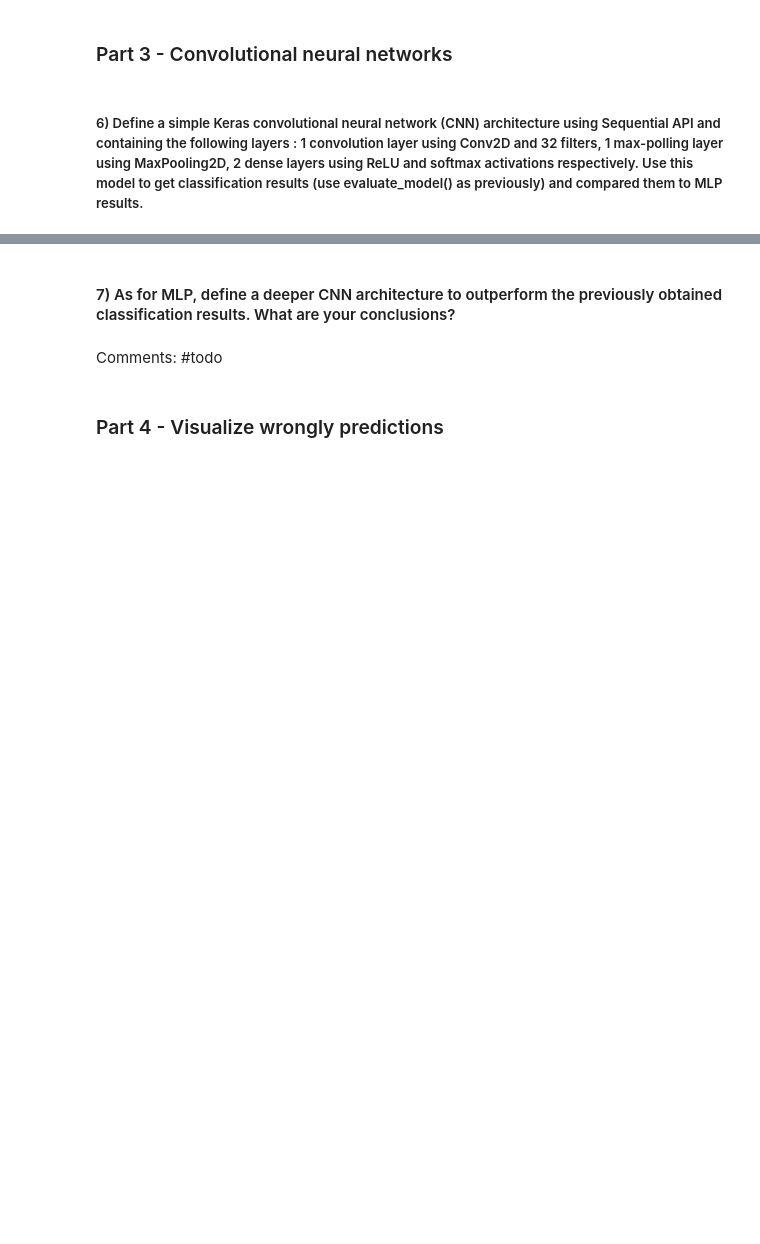
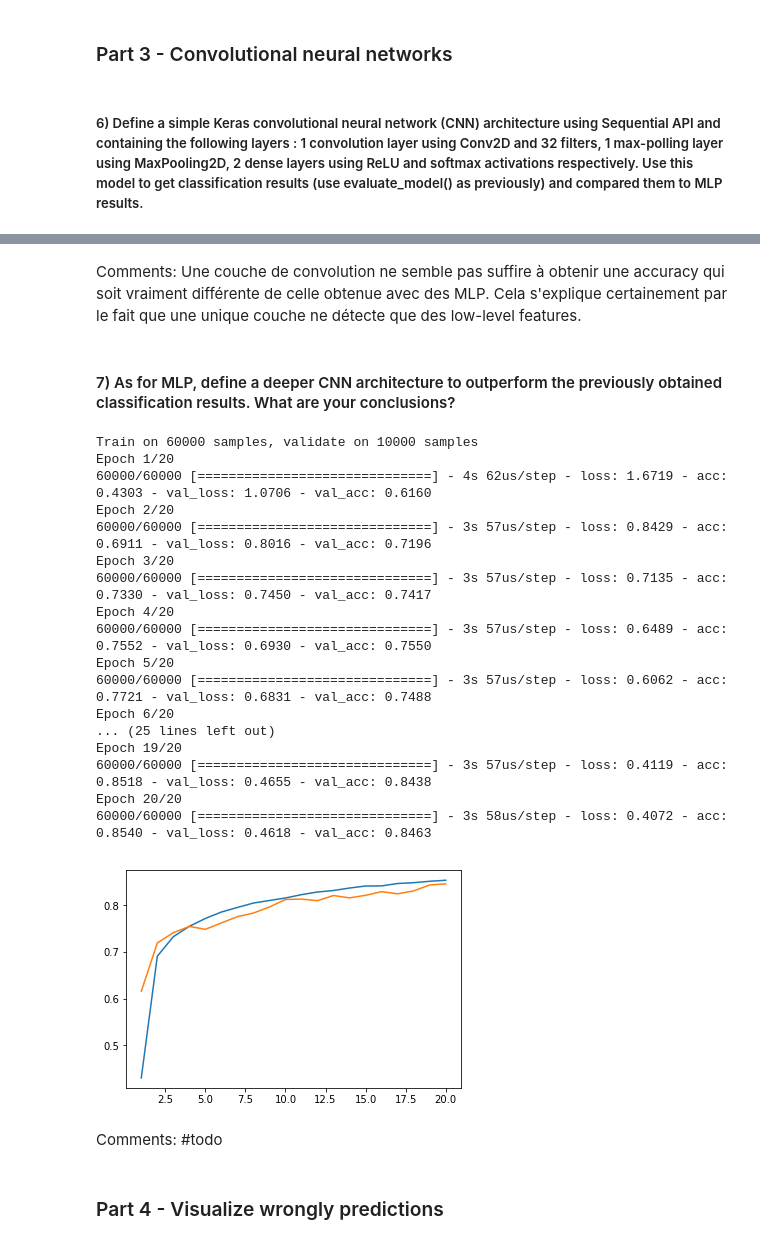
Before and after one commit to iqdecay/DeepLearning, a Jupyter notebook: LabSession5-CNN_Fashion-MNIST-student.ipynb, the cells around one changed output, grey strips where cells are left out. Cells and saved outputs as stored; diff of their text form; code cells hidden in the pictures; blank space fills up the shorter version.

```diff
--- a/LabSession5-CNN_Fashion-MNIST-student.ipynb
+++ b/LabSession5-CNN_Fashion-MNIST-student.ipynb
@@ -158,2 +231,4 @@ Comments: #todo
+# %% [markdown]
+Comments: Une couche de convolution ne semble pas suffire à obtenir une accuracy qui soit vraiment différente de celle obtenue avec des MLP. Cela s'explique certainement par le fait que une unique couche ne détecte que des low-level features.
 # %% [markdown]
 #### 7) As for MLP, define a deeper CNN architecture to outperform the previously obtained classification results. What are your conclusions?
@@ -165,3 +235,39 @@ cnn_2 = Sequential()
+# %%
+cnn_2 = Sequential()
+
+cnn_2.add(Conv2D(filters=64, kernel_size = (3,3), input_shape=(28,28,1)))
+cnn_2.add(Dropout(0.3))
+cnn_2.add(MaxPooling2D())
+
+cnn_2.add(Conv2D(filters=64, kernel_size = (3,3), input_shape=(28,28,1)))
+cnn_2.add(MaxPooling2D())
+
+cnn_2.add(Conv2D(filters=32, kernel_size = (3,3), input_shape=(28,28,1)))
+cnn_2.add(Flatten())
+cnn_2.add(Dense(512, activation="relu"))
+cnn_2.add(Dense(10, activation="softmax"))
+cnn_2.compile(loss="categorical_crossentropy",optimizer="sgd", metrics=["accuracy"])
+hist_cnn_2 = cnn_2.fit(x_train, z_train, batch_size = 256, epochs=20, validation_data=[x_test, z_test])
+evaluate_model(cnn_2)
+# %% [output]
+Train on 60000 samples, validate on 10000 samples
+Epoch 1/20
+60000/60000 [==============================] - 4s 62us/step - loss: 1.6719 - acc: 0.4303 - val_loss: 1.0706 - val_acc: 0.6160
+Epoch 2/20
+60000/60000 [==============================] - 3s 57us/step - loss: 0.8429 - acc: 0.6911 - val_loss: 0.8016 - val_acc: 0.7196
+Epoch 3/20
+60000/60000 [==============================] - 3s 57us/step - loss: 0.7135 - acc: 0.7330 - val_loss: 0.7450 - val_acc: 0.7417
+Epoch 4/20
+60000/60000 [==============================] - 3s 57us/step - loss: 0.6489 - acc: 0.7552 - val_loss: 0.6930 - val_acc: 0.7550
+Epoch 5/20
+60000/60000 [==============================] - 3s 57us/step - loss: 0.6062 - acc: 0.7721 - val_loss: 0.6831 - val_acc: 0.7488
+Epoch 6/20
+... (25 lines left out)
+Epoch 19/20
+60000/60000 [==============================] - 3s 57us/step - loss: 0.4119 - acc: 0.8518 - val_loss: 0.4655 - val_acc: 0.8438
+Epoch 20/20
+60000/60000 [==============================] - 3s 58us/step - loss: 0.4072 - acc: 0.8540 - val_loss: 0.4618 - val_acc: 0.8463
+[figure, added]
 # %% [markdown]
 Comments: #todo
 # %% [markdown]
```
Also changed, not shown: parts of 22 cells of this notebook.
